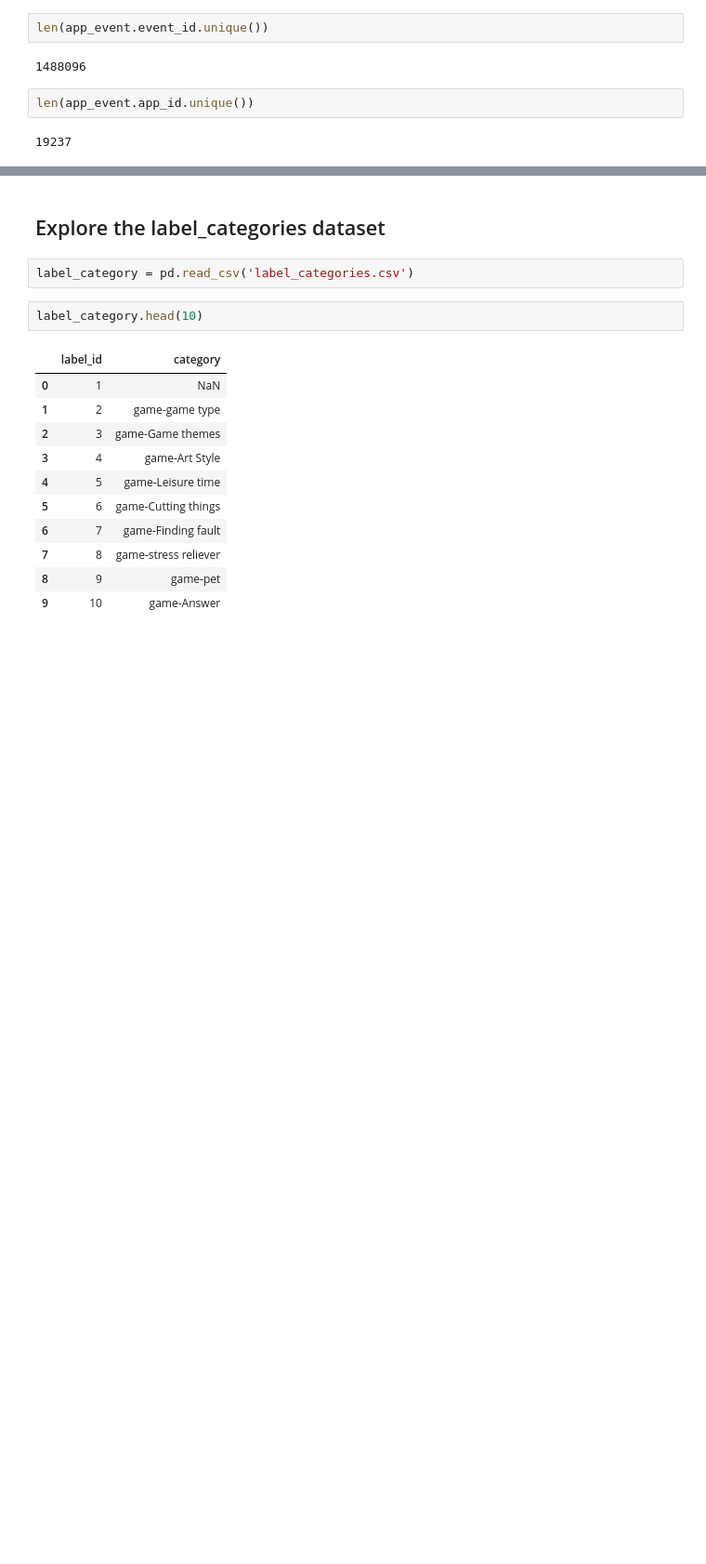
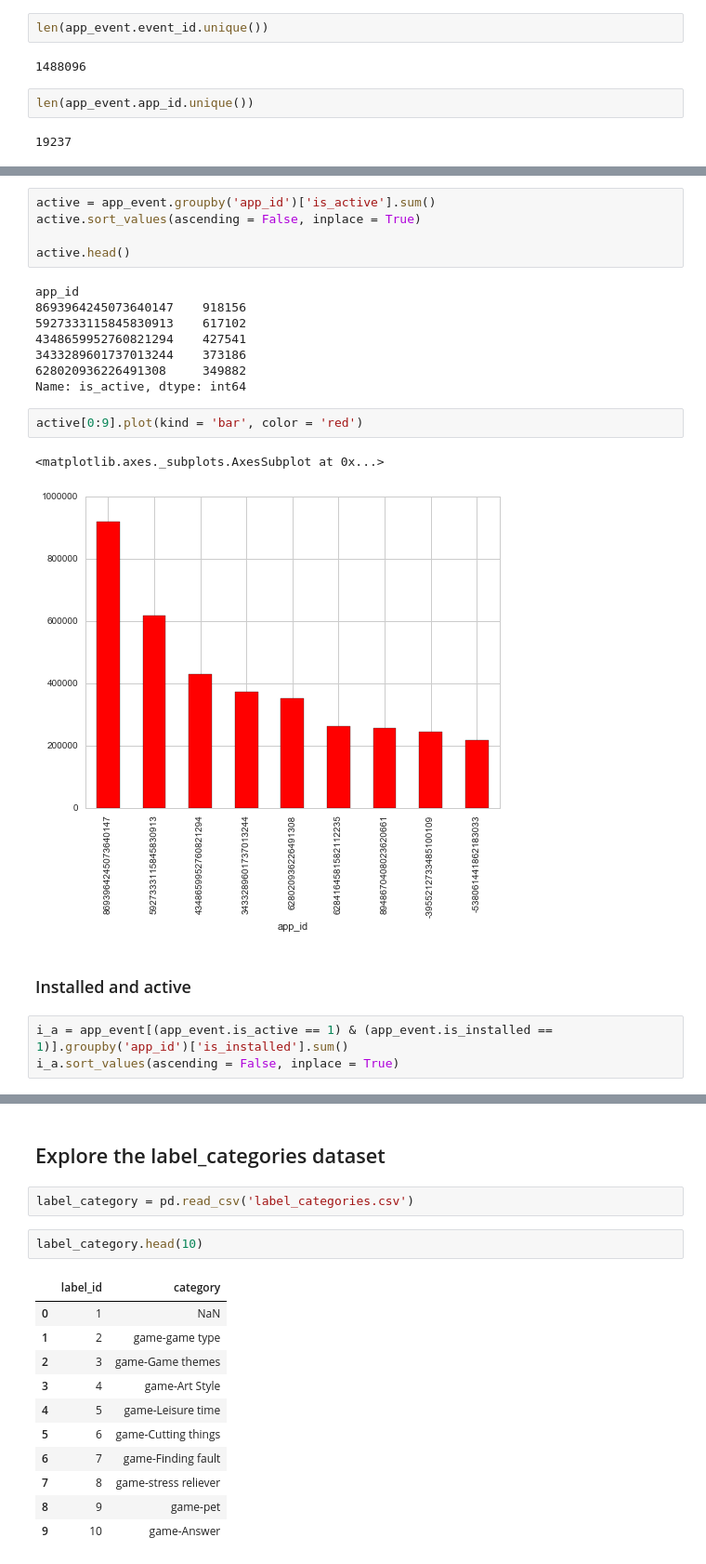
Before and after one commit to yanfei-wu/TalkingData, a Jupyter notebook: Explore App.ipynb, the cells around one changed output, grey strips where cells are left out. Shown at 93% size. Drawn from its saved outputs; the diff is of its cells as text; blank space fills up the shorter version.

```diff
--- a/Explore App.ipynb
+++ b/Explore App.ipynb
@@ -55,0 +80,23 @@ len(app_event.app_id.unique())
+# %%
+active = app_event.groupby('app_id')['is_active'].sum()
+active.sort_values(ascending = False, inplace = True)
+
+active.head()
+# %% [output]
+app_id
+8693964245073640147    918156
+5927333115845830913    617102
+4348659952760821294    427541
+3433289601737013244    373186
+628020936226491308     349882
+Name: is_active, dtype: int64
+# %%
+active[0:9].plot(kind = 'bar', color = 'red')
+# %% [output]
+<matplotlib.axes._subplots.AxesSubplot at 0x...>
+[figure, added]
+# %% [markdown]
+### Installed and active
+# %%
+i_a = app_event[(app_event.is_active == 1) & (app_event.is_installed == 1)].groupby('app_id')['is_installed'].sum()
+i_a.sort_values(ascending = False, inplace = True)
```
Also changed, not shown: parts of 32 cells of this notebook.
